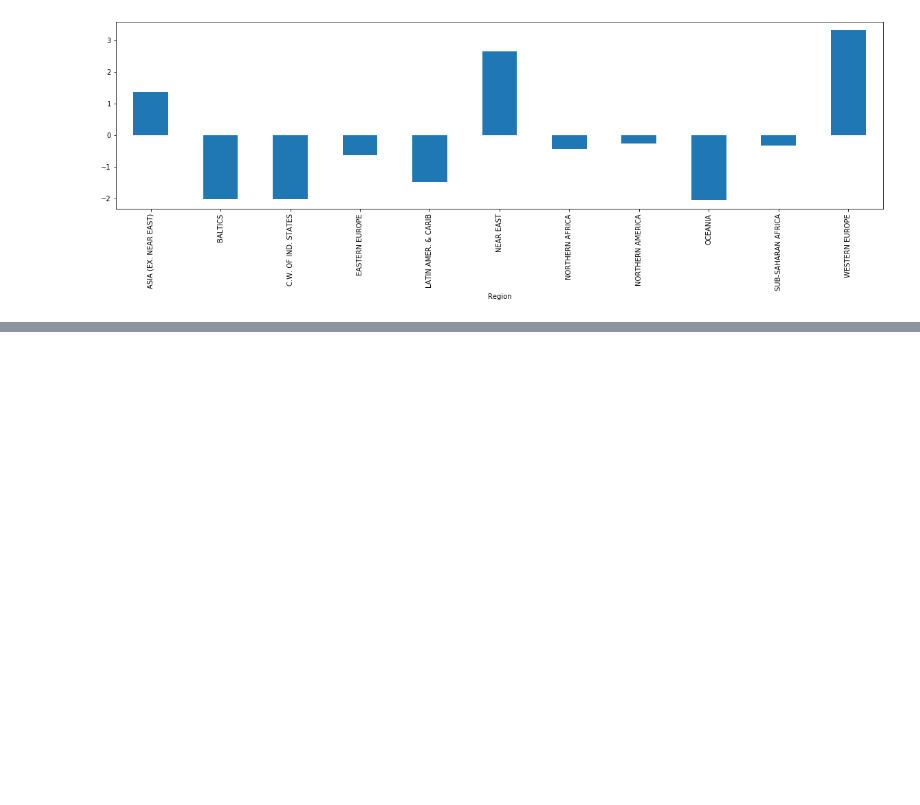
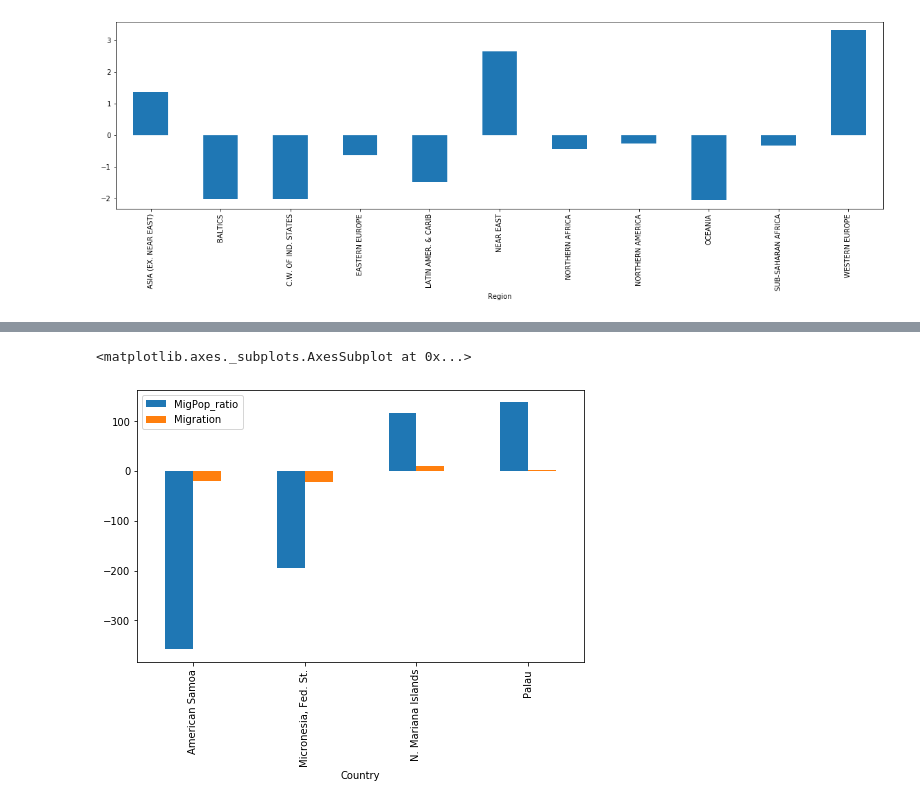
Before and after one commit to haymaker94/PYDA-14, a Jupyter notebook: Countries of the world.ipynb, the cells around one changed output, grey strips where cells are left out. Saved outputs shown, nothing was run; the diff lists cells and outputs as text; code cells hidden in the pictures; blank space fills up the shorter version.

```diff
--- a/Countries of the world.ipynb
+++ b/Countries of the world.ipynb
@@ -105,0 +109,7 @@ countries[(countries['Region'] == 'OCEANIA') & (countries['Migration'] != 0)].pl
+# %%
+# исследуем миграцию в океании и находим четыре страны из которых две наиболее явно выбиваются в минус
+oceania_migration = countries[['Country', 'Migration', 'Population', 'MigPop_ratio']][countries.Region == 'OCEANIA']
+oceania_migration[(oceania_migration.MigPop_ratio > 100) | (oceania_migration.MigPop_ratio < -100)].plot(kind = 'bar', y = ['MigPop_ratio', 'Migration'],  x = 'Country')
+# %% [output]
+<matplotlib.axes._subplots.AxesSubplot at 0x...>
+[figure, added]
```
Also changed, not shown: parts of 7 cells of this notebook.
